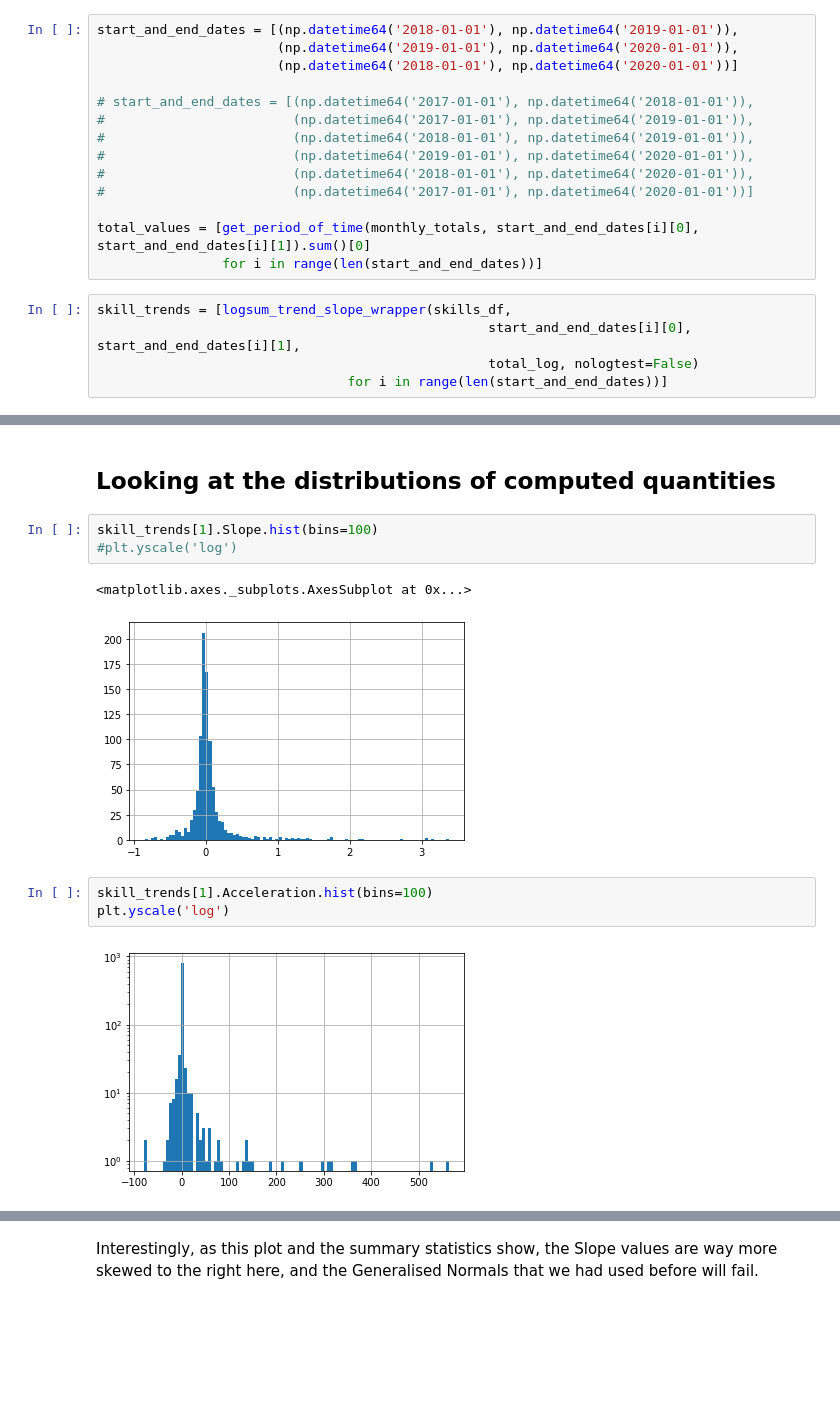
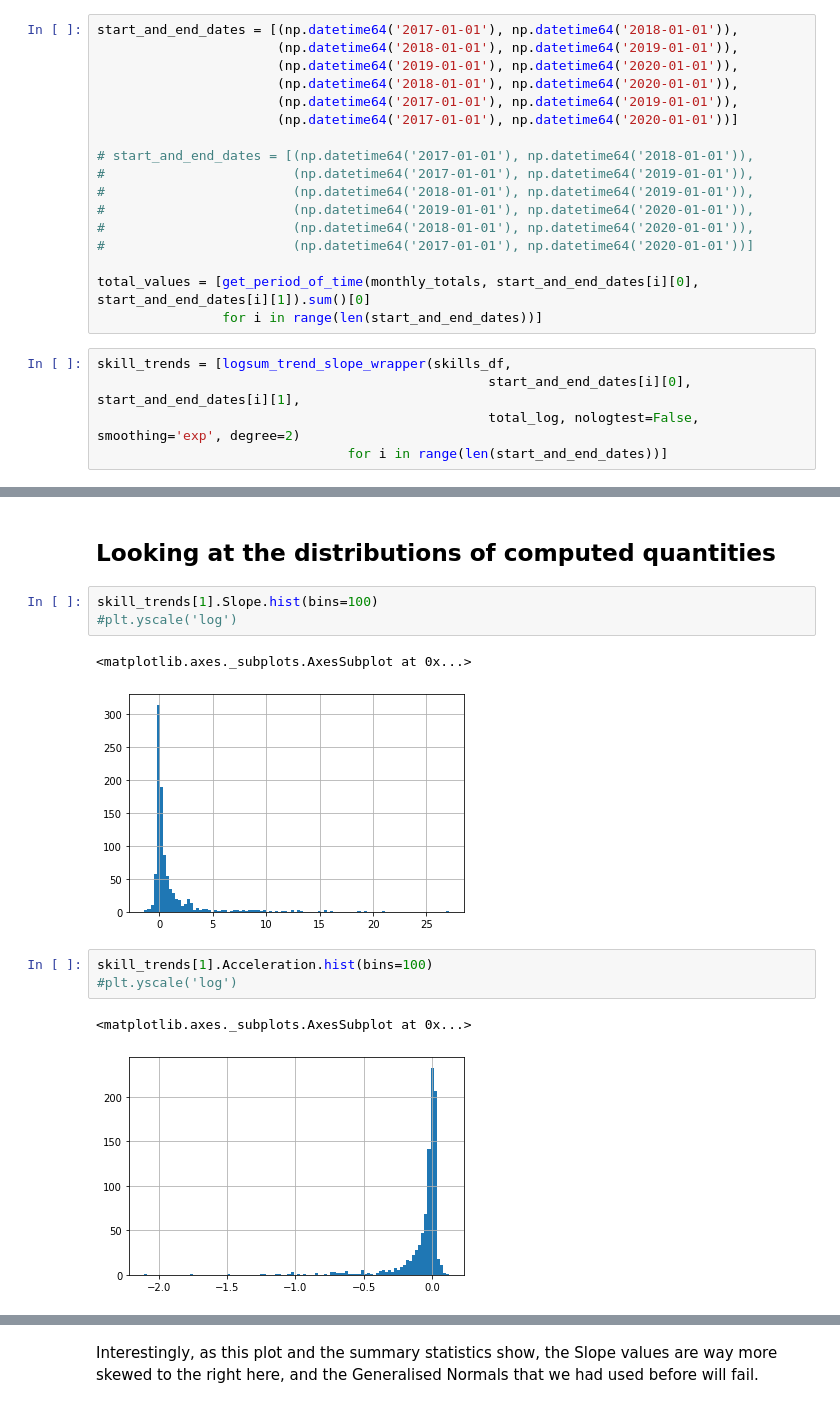
Before and after one commit to RamtinYazdanian/job_skill_trend_analysis, a Jupyter notebook: notebooks/jobtech_analysis.ipynb, the cells around one changed output, grey strips where cells are left out. Saved outputs shown, nothing was run; the diff lists cells and outputs as text; blank space fills up the shorter version.

```diff
--- a/notebooks/jobtech_analysis.ipynb
+++ b/notebooks/jobtech_analysis.ipynb
@@ -175,9 +175,12 @@ len(skills_df.Skill.unique())
 monthly_totals = compute_total_values(skills_df)
 total_log = compute_total_log_mean(skills_df)
 # %%
-start_and_end_dates = [(np.datetime64('2018-01-01'), np.datetime64('2019-01-01')),
+start_and_end_dates = [(np.datetime64('2017-01-01'), np.datetime64('2018-01-01')),
+                       (np.datetime64('2018-01-01'), np.datetime64('2019-01-01')),
                        (np.datetime64('2019-01-01'), np.datetime64('2020-01-01')),
-                       (np.datetime64('2018-01-01'), np.datetime64('2020-01-01'))]
+                       (np.datetime64('2018-01-01'), np.datetime64('2020-01-01')),
+                       (np.datetime64('2017-01-01'), np.datetime64('2019-01-01')),
+                       (np.datetime64('2017-01-01'), np.datetime64('2020-01-01'))]
 
 # start_and_end_dates = [(np.datetime64('2017-01-01'), np.datetime64('2018-01-01')),
 #                        (np.datetime64('2017-01-01'), np.datetime64('2019-01-01')),
@@ -191,6 +194,6 @@ total_values = [get_period_of_time(monthly_totals, start_and_end_dates[i][0], st
 # %%
 skill_trends = [logsum_trend_slope_wrapper(skills_df,
                                                   start_and_end_dates[i][0], start_and_end_dates[i][1],
-                                                  total_log, nologtest=False)
+                                                  total_log, nologtest=False, smoothing='exp', degree=2)
                                 for i in range(len(start_and_end_dates))]
 # %% [output]
@@ -401,12 +402,13 @@ skill_trends[1].Slope.hist(bins=100)
 #plt.yscale('log')
 # %% [output]
 <matplotlib.axes._subplots.AxesSubplot at 0x...>
-[figure, old version]
+[figure, new version]
 # %%
 skill_trends[1].Acceleration.hist(bins=100)
-plt.yscale('log')
+#plt.yscale('log')
 # %% [output]
+<matplotlib.axes._subplots.AxesSubplot at 0x...>
-[figure, old version]
+[figure, new version]
 # %%
 skill_trends[2].Slope.quantile(.8), \
             skill_trends[2].Slope.quantile(.9), skill_trends[2].Slope.mean()
```
Also changed, not shown: parts of 50 cells of this notebook, 1 other file.
